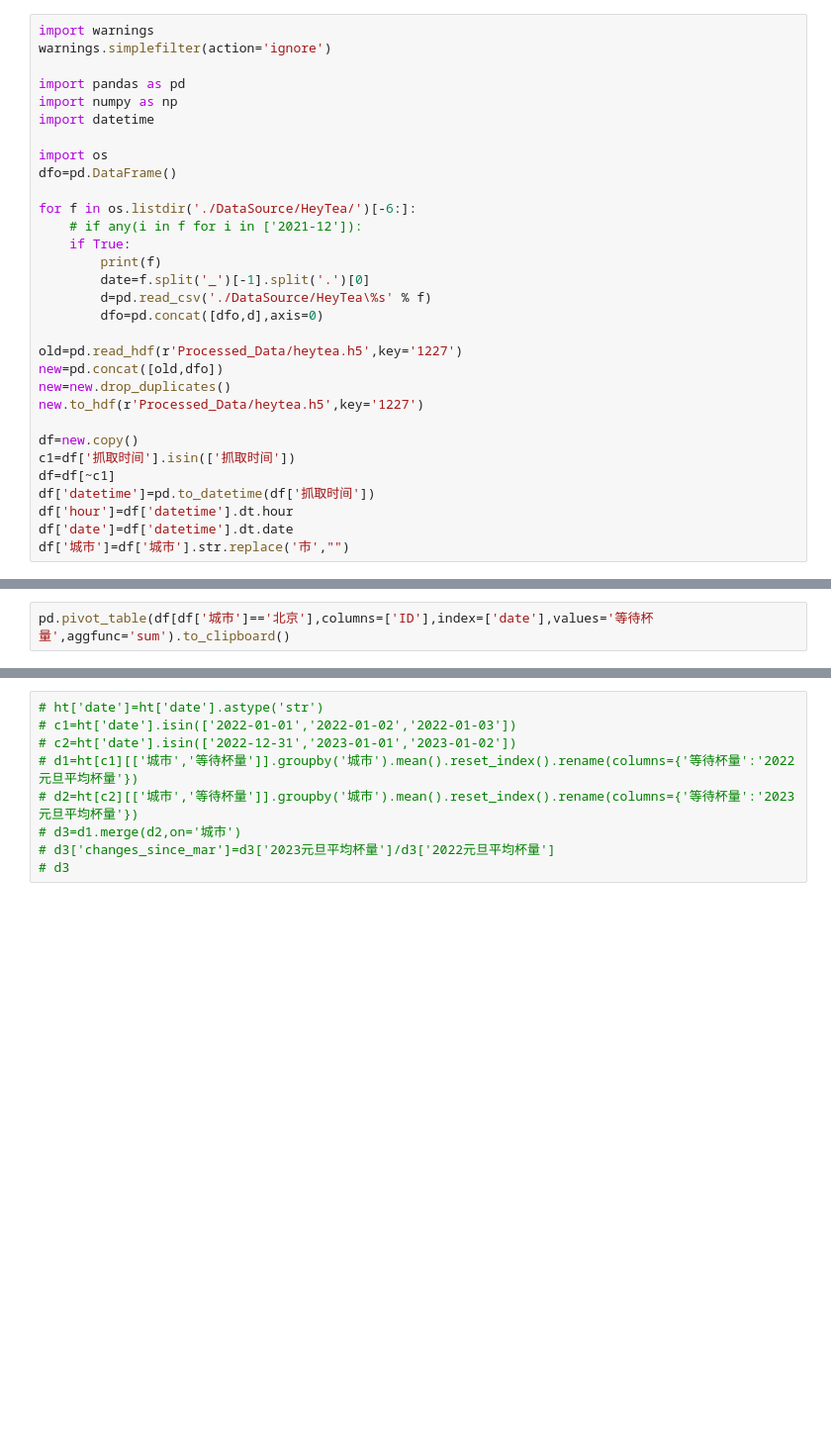
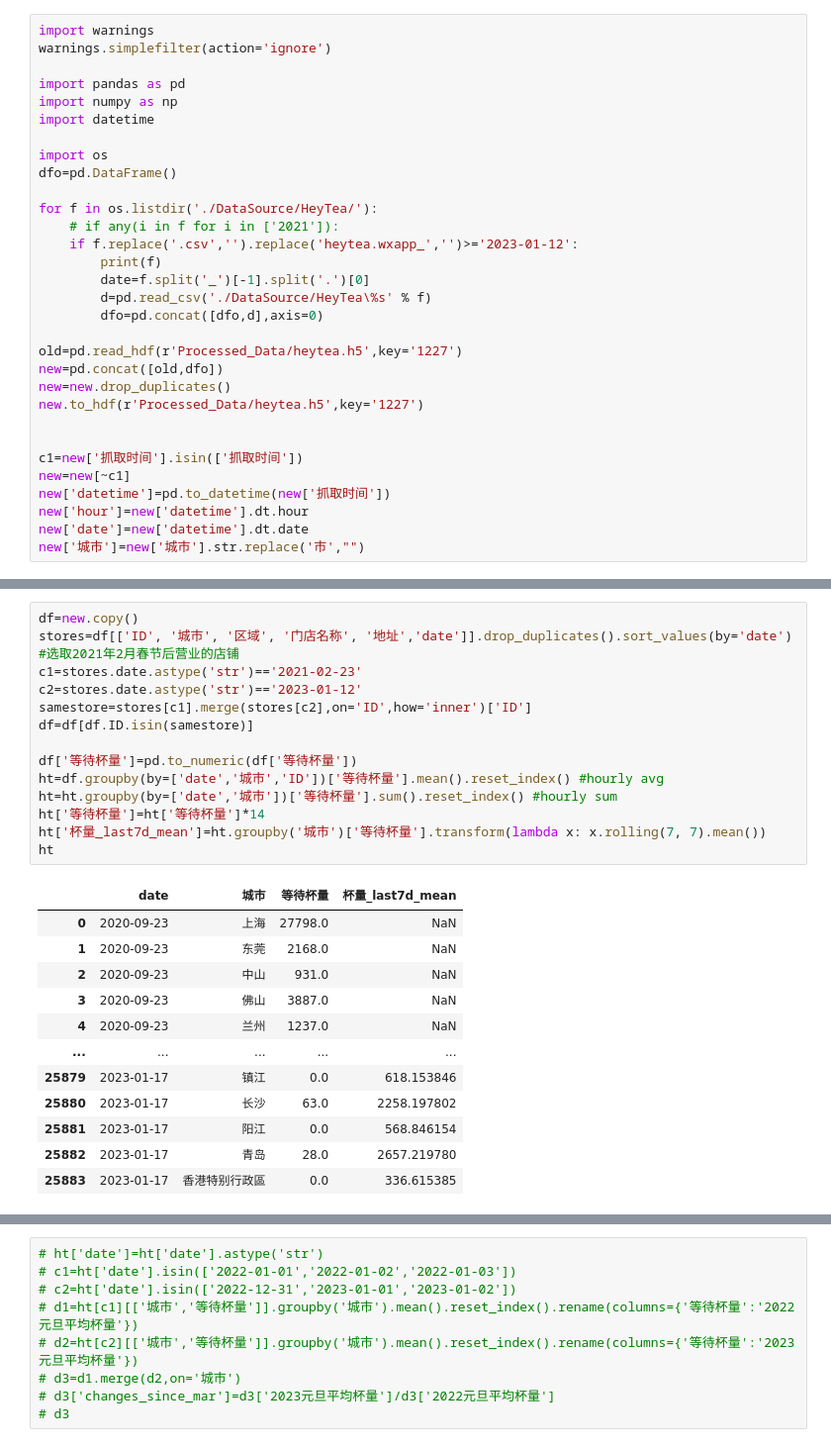
Before and after one commit to tsauliu/COVID_Data_in_Depth, a Jupyter notebook: 3.2 HeyTea.ipynb, the cells around one changed output, grey strips where cells are left out. Shown: that part at 99% size. Cells and saved outputs as stored; diff of their text form; blank space fills up the shorter version.

```diff
--- a/3.2 HeyTea.ipynb
+++ b/3.2 HeyTea.ipynb
@@ -9,9 +9,9 @@ import datetime
 import os
 dfo=pd.DataFrame()
 
-for f in os.listdir('./DataSource/HeyTea/')[-6:]:
-    # if any(i in f for i in ['2021-12']):
-    if True:
+for f in os.listdir('./DataSource/HeyTea/'):
+    # if any(i in f for i in ['2021']):
+    if f.replace('.csv','').replace('heytea.wxapp_','')>='2023-01-12':
         print(f)
         date=f.split('_')[-1].split('.')[0]
         d=pd.read_csv('./DataSource/HeyTea\%s' % f)
@@ -22,11 +22,11 @@ new=pd.concat([old,dfo])
 new=new.drop_duplicates()
 new.to_hdf(r'Processed_Data/heytea.h5',key='1227')
 
-df=new.copy()
-c1=df['抓取时间'].isin(['抓取时间'])
-df=df[~c1]
-df['datetime']=pd.to_datetime(df['抓取时间'])
-df['hour']=df['datetime'].dt.hour
-df['date']=df['datetime'].dt.date
-df['城市']=df['城市'].str.replace('市',"")
+
+c1=new['抓取时间'].isin(['抓取时间'])
+new=new[~c1]
+new['datetime']=pd.to_datetime(new['抓取时间'])
+new['hour']=new['datetime'].dt.hour
+new['date']=new['datetime'].dt.date
+new['城市']=new['城市'].str.replace('市',"")
 # %% [output]
@@ -39,2 +39,28 @@ heytea.wxapp_2023-01-10.csv
-# %%
-pd.pivot_table(df[df['城市']=='北京'],columns=['ID'],index=['date'],values='等待杯量',aggfunc='sum').to_clipboard()
+# %%
+df=new.copy()
+stores=df[['ID', '城市', '区域', '门店名称', '地址','date']].drop_duplicates().sort_values(by='date')
+#选取2021年2月春节后营业的店铺
+c1=stores.date.astype('str')=='2021-02-23'
+c2=stores.date.astype('str')=='2023-01-12'
+samestore=stores[c1].merge(stores[c2],on='ID',how='inner')['ID']
+df=df[df.ID.isin(samestore)]
+
+df['等待杯量']=pd.to_numeric(df['等待杯量'])
+ht=df.groupby(by=['date','城市','ID'])['等待杯量'].mean().reset_index() #hourly avg
+ht=ht.groupby(by=['date','城市'])['等待杯量'].sum().reset_index() #hourly sum
+ht['等待杯量']=ht['等待杯量']*14
+ht['杯量_last7d_mean']=ht.groupby('城市')['等待杯量'].transform(lambda x: x.rolling(7, 7).mean())
+ht
+# %% [output]
+|  | date | 城市 | 等待杯量 | 杯量_last7d_mean |
+| 0 | 2020-09-23 | 上海 | 27798.0 | NaN |
+| 1 | 2020-09-23 | 东莞 | 2168.0 | NaN |
+| 2 | 2020-09-23 | 中山 | 931.0 | NaN |
+| 3 | 2020-09-23 | 佛山 | 3887.0 | NaN |
+| 4 | 2020-09-23 | 兰州 | 1237.0 | NaN |
+| ... | ... | ... | ... | ... |
+| 25879 | 2023-01-17 | 镇江 | 0.0 | 618.153846 |
+| 25880 | 2023-01-17 | 长沙 | 63.0 | 2258.197802 |
+| 25881 | 2023-01-17 | 阳江 | 0.0 | 568.846154 |
+| 25882 | 2023-01-17 | 青岛 | 28.0 | 2657.219780 |
+| 25883 | 2023-01-17 | 香港特别行政區 | 0.0 | 336.615385 |
```
Also changed, not shown: parts of 13 cells of this notebook, 18 other files.
